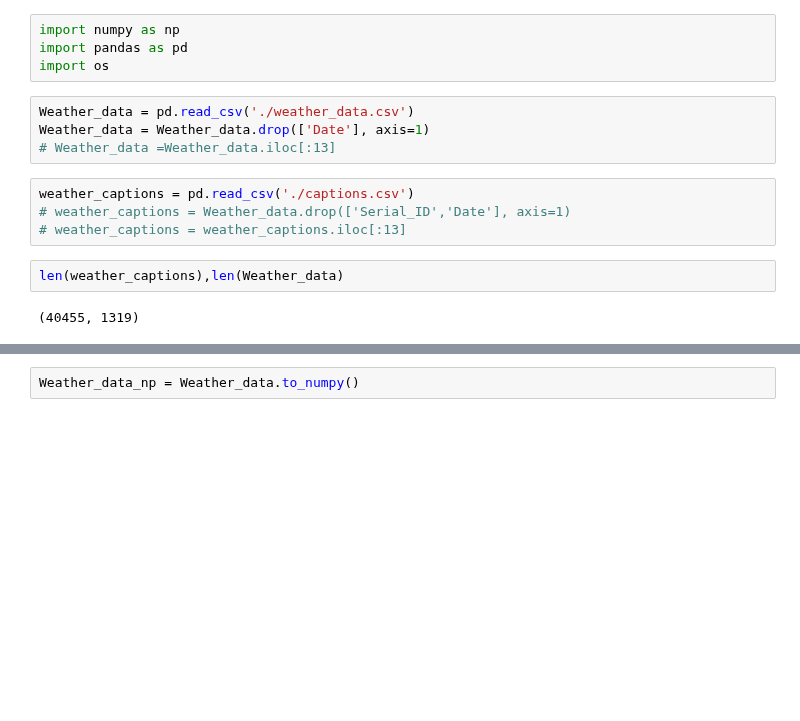
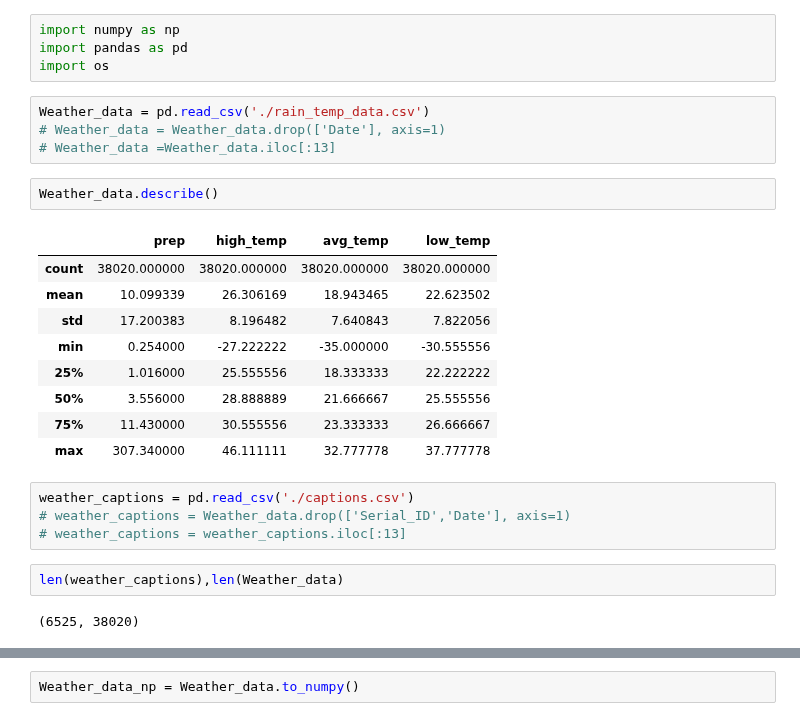
Before and after one commit to yamikaniphiri/image_captioning_exapmple, a Jupyter notebook: TF/Weather_Dataset/data_prepereatiom.ipynb, the cells around one changed output, grey strips where cells are left out. Drawn from its saved outputs; the diff is of its cells as text; blank space fills up the shorter version.

```diff
--- a/TF/Weather_Dataset/data_prepereatiom.ipynb
+++ b/TF/Weather_Dataset/data_prepereatiom.ipynb
@@ -3,9 +3,21 @@ import numpy as np
 import pandas as pd
 import os
 # %%
-Weather_data = pd.read_csv('./weather_data.csv')
-Weather_data = Weather_data.drop(['Date'], axis=1)
+Weather_data = pd.read_csv('./rain_temp_data.csv')
+# Weather_data = Weather_data.drop(['Date'], axis=1)
 # Weather_data =Weather_data.iloc[:13]
+# %%
+Weather_data.describe()
+# %% [output]
+|  | prep | high_temp | avg_temp | low_temp |
+| count | 38020.000000 | 38020.000000 | 38020.000000 | 38020.000000 |
+| mean | 10.099339 | 26.306169 | 18.943465 | 22.623502 |
+| std | 17.200383 | 8.196482 | 7.640843 | 7.822056 |
+| min | 0.254000 | -27.222222 | -35.000000 | -30.555556 |
+| 25% | 1.016000 | 25.555556 | 18.333333 | 22.222222 |
+| 50% | 3.556000 | 28.888889 | 21.666667 | 25.555556 |
+| 75% | 11.430000 | 30.555556 | 23.333333 | 26.666667 |
+| max | 307.340000 | 46.111111 | 32.777778 | 37.777778 |
 # %%
 weather_captions = pd.read_csv('./captions.csv')
 # weather_captions = Weather_data.drop(['Serial_ID','Date'], axis=1)
@@ -13,7 +25,7 @@ weather_captions = pd.read_csv('./captions.csv')
 # %%
 len(weather_captions),len(Weather_data)
 # %% [output]
-(40455, 1319)
+(6525, 38020)
 # %%
 weather_captions_np = weather_captions.to_numpy()
 weather_captions_np
```
Also changed, not shown: parts of 7 cells of this notebook, 5 other files.
